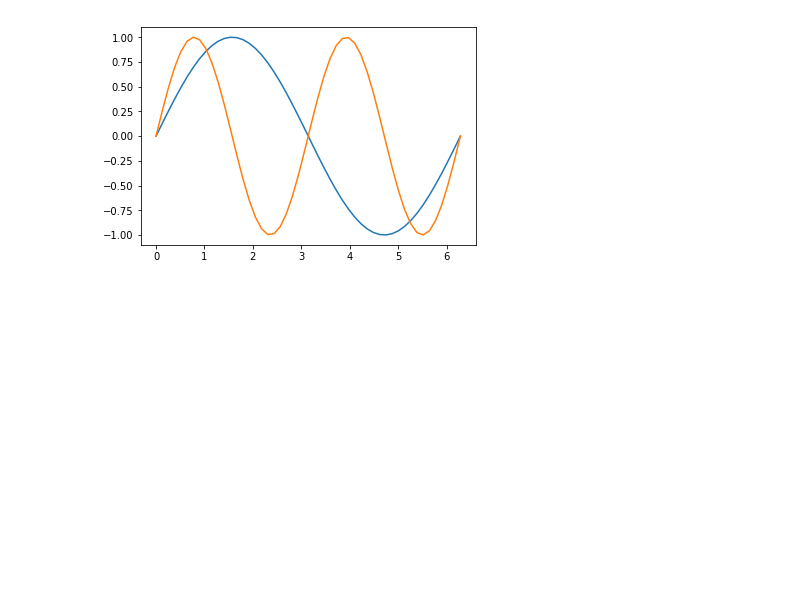
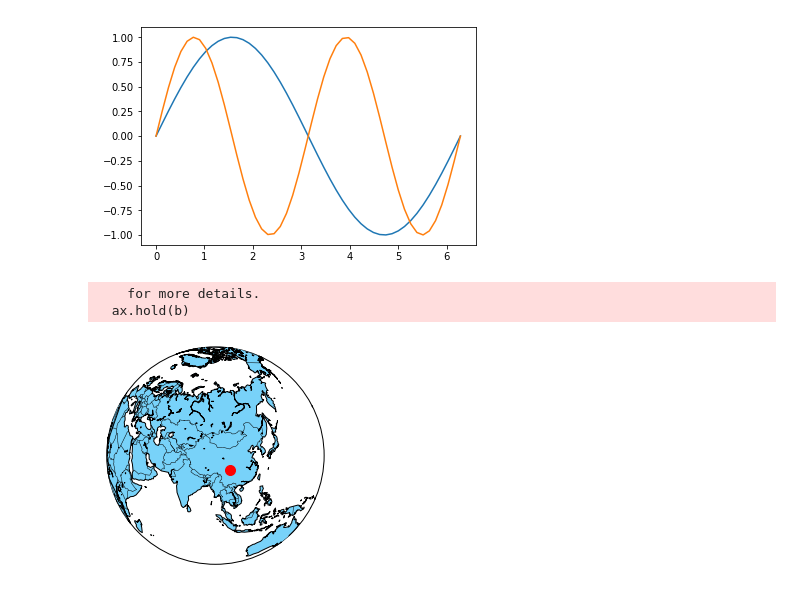
Before and after one commit to c1ay/mobike, a Jupyter notebook: jupyter/jupyter.ipynb, the cells around one changed output. Cells and saved outputs as stored; diff of their text form; code cells hidden in the pictures; blank space fills up the shorter version.

```diff
--- a/jupyter/jupyter.ipynb
+++ b/jupyter/jupyter.ipynb
@@ -21,0 +26,16 @@ plt.show()
+# %%
+m = Basemap(projection='ortho',
+            lat_0=38.5,
+            lon_0=95,
+            resolution='c',
+            area_thresh=1000.0)
+m.drawcoastlines()
+m.drawcountries()
+m.fillcontinents(color='#78D2F9')
+x, y = m(104.065925, 30.657272,)
+m.plot(x, y, 'ro', markersize=10)
+plt.show()
+# %% [output]
+    for more details.
+  ax.hold(b)
+[figure, added]
```
Also changed, not shown: parts of 2 cells of this notebook, 1 other file.
